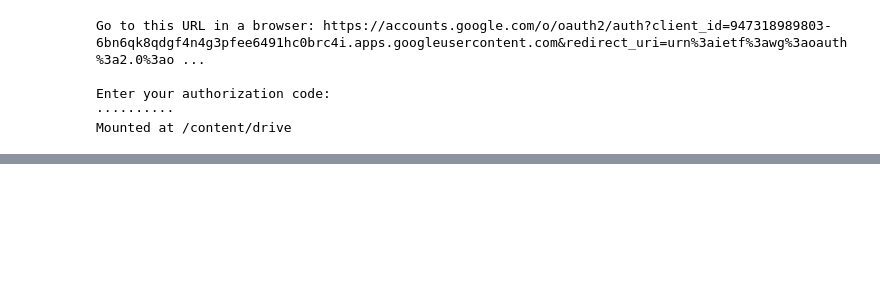
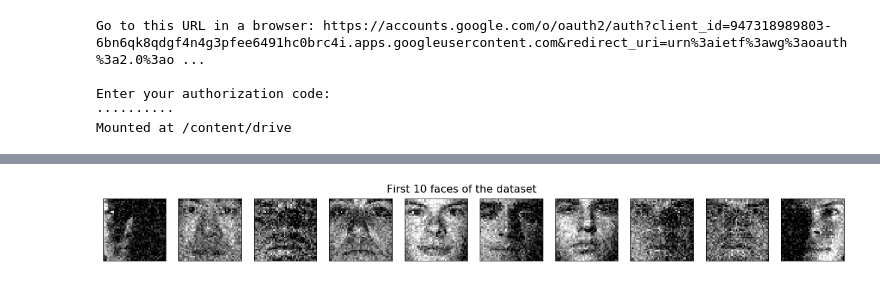
Before and after one commit to MingSheng92/AE_denoise, a Jupyter notebook: DL_Example.ipynb, the cells around one changed output, grey strips where cells are left out. Saved outputs shown, nothing was run; the diff lists cells and outputs as text; code cells hidden in the pictures; blank space fills up the shorter version.

```diff
--- a/DL_Example.ipynb
+++ b/DL_Example.ipynb
@@ -69,7 +75,7 @@ x_val = np.reshape(x_val, (len(x_val), img_size[0], img_size[1], 1))
 x_test = np.reshape(x_test, (len(x_test), img_size[0], img_size[1], 1))
 # %%
 # add noise to the face images
-noise_factor = 0.35
+noise_factor = 0.12
 x_train_noisy = x_train + noise_factor * np.random.normal(loc=0.0, scale=1.0, size=x_train.shape)
 x_val_noisy = x_val + noise_factor * np.random.normal(loc=0.0, scale=1.0, size=x_val.shape)
 x_test_noisy = x_test + noise_factor * np.random.normal(loc=0.0, scale=1.0, size=x_test.shape)
@@ -145,0 +90,4 @@ WARNING:tensorflow:Large dropout rate: 0.8 (>0.5). In TensorFlow 2.x, dropout()
+# %%
+faceGrid(10, x_train_noisy, img_size, 64)
+# %% [output]
+[figure, added]
```
Also changed, not shown: parts of 20 cells of this notebook.
